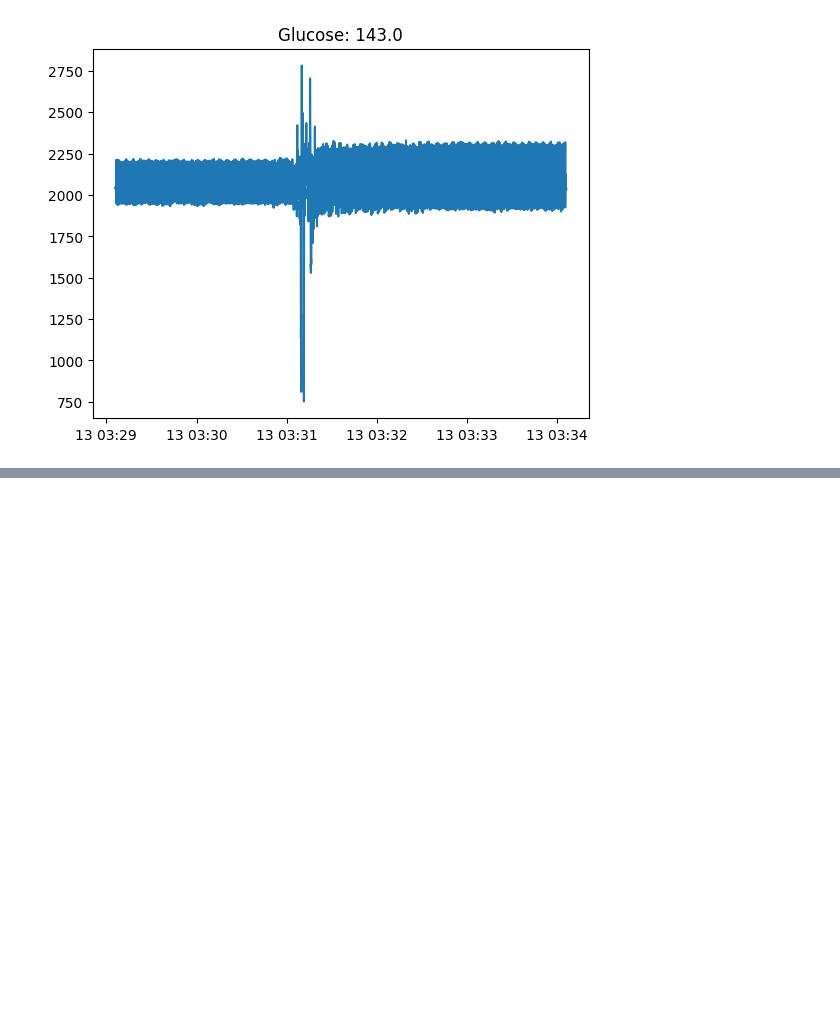
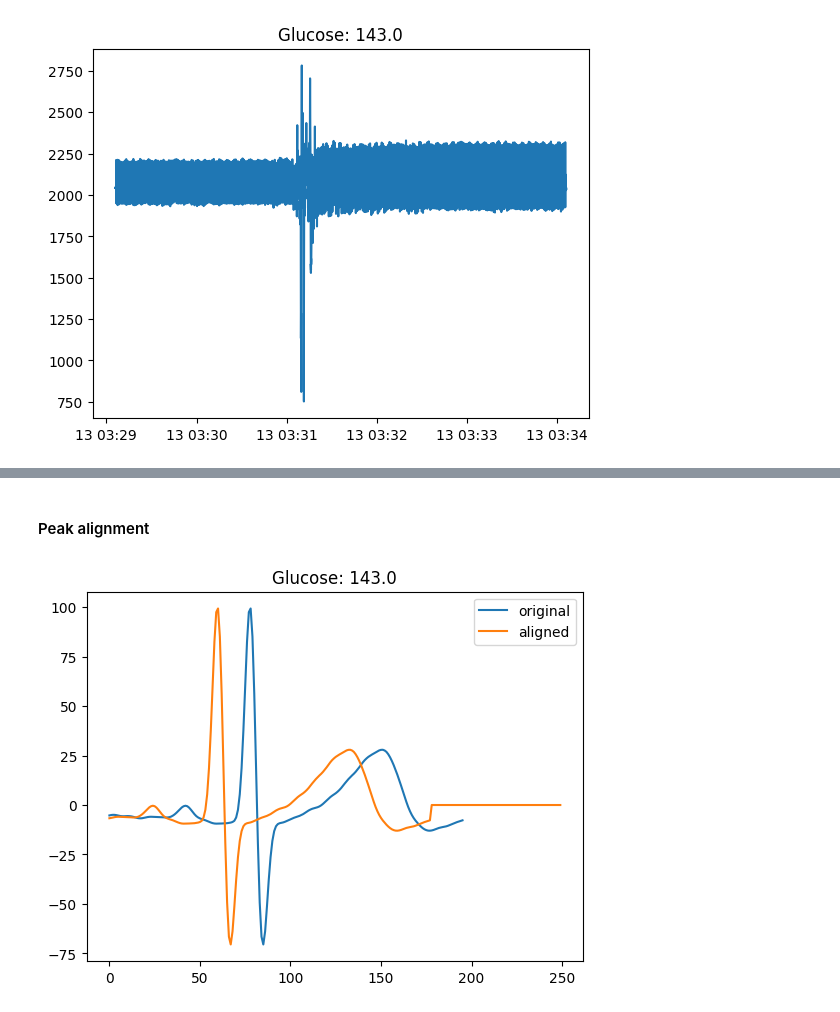
Before and after one commit to Morris88826/SeNSE, a Jupyter notebook: notebooks/overview.ipynb, the cells around one changed output, grey strips where cells are left out. Drawn from its saved outputs; the diff is of its cells as text; code cells hidden in the pictures; blank space fills up the shorter version.

Commit message:
add alignment

```diff
--- a/notebooks/overview.ipynb
+++ b/notebooks/overview.ipynb
@@ -115,0 +116,29 @@ Number of clean beats: 287
+# %% [markdown]
+#### Peak alignment
+# %%
+def align_ecg(ecg, r_peak, target_r_peak, sampling_rate=250):
+    aligned_ecg = np.zeros(sampling_rate)
+
+    if ecg.shape[0] > sampling_rate:
+        aligned_ecg = ecg[:sampling_rate]
+    else:
+        aligned_ecg[:ecg.shape[0]] = ecg
+
+    displacement = target_r_peak - r_peak
+
+    if displacement > 0:
+        aligned_ecg[displacement:] = aligned_ecg[:-displacement]
+    elif displacement < 0:
+        aligned_ecg[:displacement] = aligned_ecg[-displacement:]
+    return aligned_ecg
+# %%
+target_r_peak = 60
+nkclean_ecg = np.array(nk.ecg_clean(beat['EcgWaveform'], sampling_rate=250))
+aligned_ecg = align_ecg(nkclean_ecg, beat['r_peak'], target_r_peak)
+plt.plot(nkclean_ecg, label='original')
+plt.plot(aligned_ecg, label='aligned')
+plt.legend()
+plt.title('Glucose: {}'.format(glucose))
+plt.show()
+# %% [output]
+[figure, added]
```
Also changed, not shown: parts of 1 cell of this notebook.
